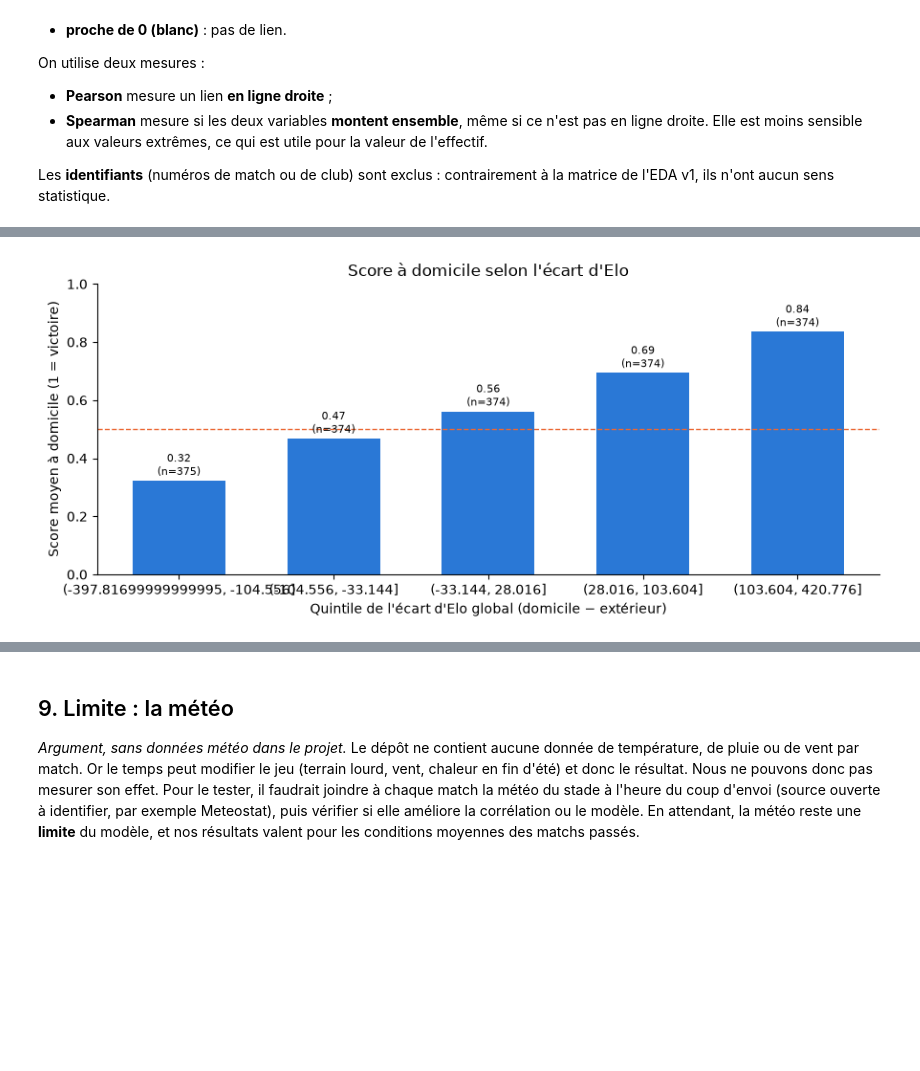
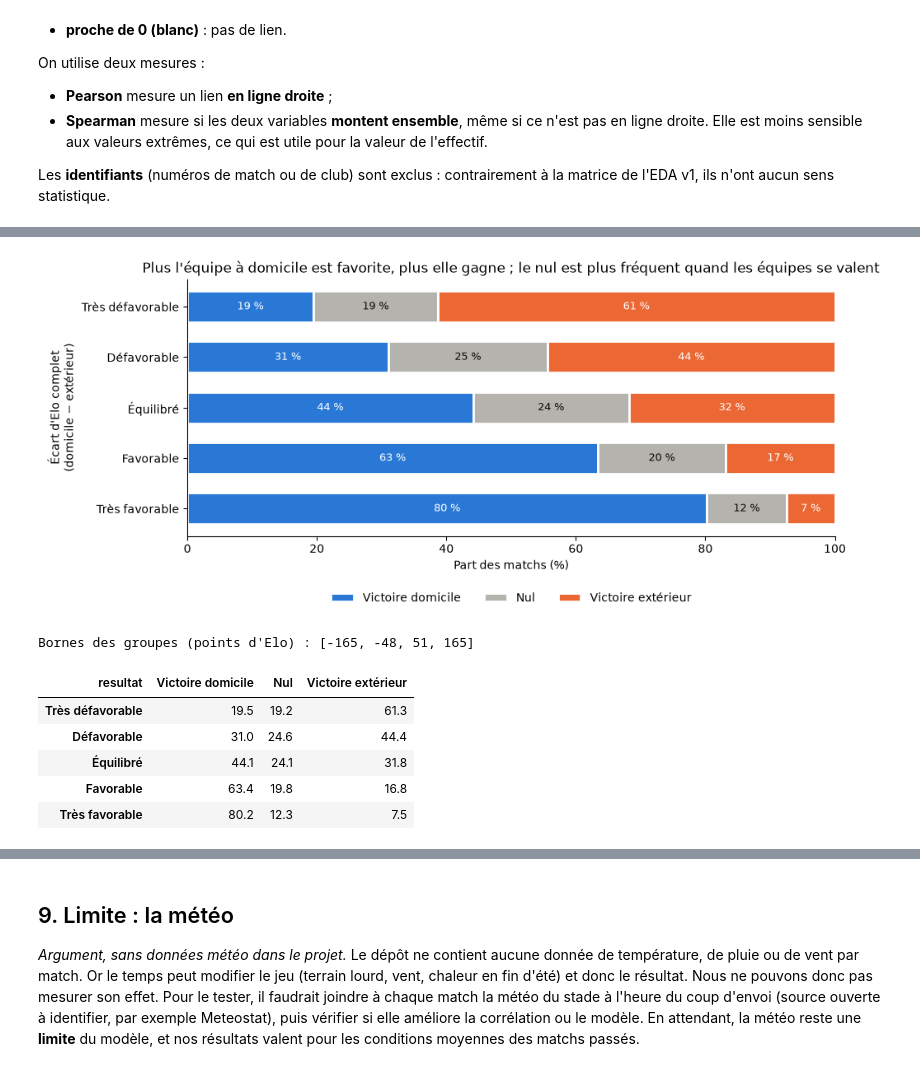
Before and after one commit to moussa197/CHAMPIONS-, a Jupyter notebook: analyse/EDA_v2.ipynb, the cells around one changed output, grey strips where cells are left out. Drawn from its saved outputs; the diff is of its cells as text; code cells hidden in the pictures; blank space fills up the shorter version.

Commit message:
Elo complet (aucun club exclu, chaque club à sa place) et surprise à la place du nul à 0,5

```diff
--- a/analyse/EDA_v2.ipynb
+++ b/analyse/EDA_v2.ipynb
@@ -156,6 +160,15 @@ g["score_domicile"] = g["dom_j_resultat"].map({"Victoire": 1.0, "Nul": 0.5, "Dé
 g["ecart_elo_global"] = g["home_elo_global"] - g["away_elo_global"]
 g["ecart_elo_c1"] = g["home_elo_c1"] - g["away_elo_c1"]
 g["ecart_elo_championnat"] = g["home_elo_champ"] - g["away_elo_champ"]
+g["ecart_elo_complet"] = g["home_elo_complet"] - g["away_elo_complet"]
+
+# Résultat attendu selon l'Elo complet (bonus de 60 points à domicile, sauf sur terrain neutre)
+bonus_domicile = np.where(g["neutre"], 0, 60)
+g["attendu_domicile"] = 1 / (1 + 10 ** (-(g["ecart_elo_complet"] + bonus_domicile) / 400))
+# La surprise = réel − attendu : un nul vaut environ +0,4 pour un gros outsider et −0,4 pour un gros favori
+g["surprise_domicile"] = g["score_domicile"] - g["attendu_domicile"]
+# Le résultat en 3 catégories : le nul est une issue à part, pas une demi-victoire
+g["resultat"] = g["dom_j_resultat"].map({"Victoire": "Victoire domicile", "Nul": "Nul", "Défaite": "Victoire extérieur"})
 
 val_dom = g["dom_j_valeur_effectif_eur_avant_match"].where(lambda x: x > 0)
 val_ext = g["ext_j_valeur_effectif_eur_avant_match"].where(lambda x: x > 0)
@@ -180,12 +193,12 @@ g["ecart_jours_repos_borne"] = g["ecart_jours_repos"].clip(-14, 14)
 g["ecart_matchs_30j"] = (g["dom_f_matchs_30j_avant"] - g["ext_f_matchs_30j_avant"]).where(couverts)
 # nb_competitions_saison n'est pas utilisé : il contient des matchs futurs (fuite d'information)
 VARIABLES_UTILES = [
-    "ecart_elo_global", "ecart_elo_c1", "ecart_elo_championnat", "ecart_log_valeur_effectif",
+    "ecart_elo_complet", "ecart_elo_global", "ecart_elo_c1", "ecart_elo_championnat", "ecart_log_valeur_effectif",
     "ecart_age_moyen", "ecart_rotation_championnat", "ecart_rotation_c1",
     "ecart_meilleur_buteur_championnat", "ecart_meilleur_buteur_c1",
     "ecart_jours_repos_borne", "ecart_matchs_30j",
-    "score_domicile",
+    "score_domicile", "surprise_domicile",
 ]
-print(f"{len(VARIABLES_UTILES) - 1} variables explicatives + la cible.")
+print(f"{len(VARIABLES_UTILES) - 2} variables explicatives + 2 façons de mesurer le résultat (score et surprise).")
 # %% [output]
 Matchs où le championnat des deux clubs est couvert : 1,566 / 1,871
@@ -352,22 +379,37 @@ lien_resultat.sort_values("spearman", key=abs, ascending=False).round(3)
 # %%
-# Score moyen à domicile (victoire = 1, nul = 0,5) par quintile d'écart d'Elo global
-quintiles = pd.qcut(g["ecart_elo_global"], 5)
-par_quintile = g.groupby(quintiles, observed=True)["score_domicile"].agg(["mean", "size"])
+# Répartition victoire / nul / défaite selon l'écart d'Elo complet (5 groupes de même taille)
+groupes = pd.qcut(g["ecart_elo_complet"], 5)
+repartition = pd.crosstab(groupes, g["resultat"], normalize="index")[["Victoire domicile", "Nul", "Victoire extérieur"]] * 100
+repartition.index = ["Très défavorable", "Défavorable", "Équilibré", "Favorable", "Très favorable"]
 
-fig, ax = plt.subplots(figsize=(9, 4))
-ax.bar([str(i) for i in par_quintile.index], par_quintile["mean"], color="#2a78d6", width=0.6)
-ax.axhline(0.5, color="#eb6834", linestyle="--", linewidth=1)
-for x, (moy, nb) in enumerate(zip(par_quintile["mean"], par_quintile["size"])):
-    ax.text(x, moy + 0.02, f"{moy:.2f}\n(n={nb})", ha="center", fontsize=8)
-ax.set_ylim(0, 1)
-ax.set_xlabel("Quintile de l'écart d'Elo global (domicile − extérieur)")
-ax.set_ylabel("Score moyen à domicile (1 = victoire)")
-ax.set_title("Score à domicile selon l'écart d'Elo")
+fig, ax = plt.subplots(figsize=(10, 4.6))
+gauche = np.zeros(len(repartition))
+for colonne, couleur, texte in zip(repartition.columns, ["#2a78d6", "#b5b3ad", "#eb6834"], ["white", "#0b0b0b", "white"]):
+    ax.barh(repartition.index, repartition[colonne], left=gauche, color=couleur, label=colonne,
+            height=0.62, edgecolor="white", linewidth=2)
+    for y, (debut, valeur) in enumerate(zip(gauche, repartition[colonne])):
+        ax.text(debut + valeur / 2, y, f"{valeur:.0f} %", ha="center", va="center", color=texte, fontsize=9)
+    gauche += repartition[colonne].to_numpy()
+ax.invert_yaxis()
+ax.set_xlim(0, 100)
+ax.set_xlabel("Part des matchs (%)")
+ax.set_ylabel("Écart d'Elo complet\n(domicile − extérieur)")
+ax.set_title("Plus l'équipe à domicile est favorite, plus elle gagne ; le nul est plus fréquent quand les équipes se valent")
+ax.legend(loc="upper center", bbox_to_anchor=(0.5, -0.18), ncol=3, frameon=False)
 ax.spines[["top", "right"]].set_visible(False)
 plt.tight_layout()
 plt.show()
+print(f"Bornes des groupes (points d'Elo) : {[round(b) for b in groupes.cat.categories.right[:-1]]}")
+repartition.round(1)
 # %% [output]
-[figure, old version]
+[figure, new version]
+Bornes des groupes (points d'Elo) : [-165, -48, 51, 165]
+| resultat | Victoire domicile | Nul | Victoire extérieur |
+| Très défavorable | 19.5 | 19.2 | 61.3 |
+| Défavorable | 31.0 | 24.6 | 44.4 |
+| Équilibré | 44.1 | 24.1 | 31.8 |
+| Favorable | 63.4 | 19.8 | 16.8 |
+| Très favorable | 80.2 | 12.3 | 7.5 |
 # %% [markdown]
 ## 7. Quelles variables se répètent ?
 
```
Also changed, not shown: parts of 14 cells of this notebook, 1 other file.
